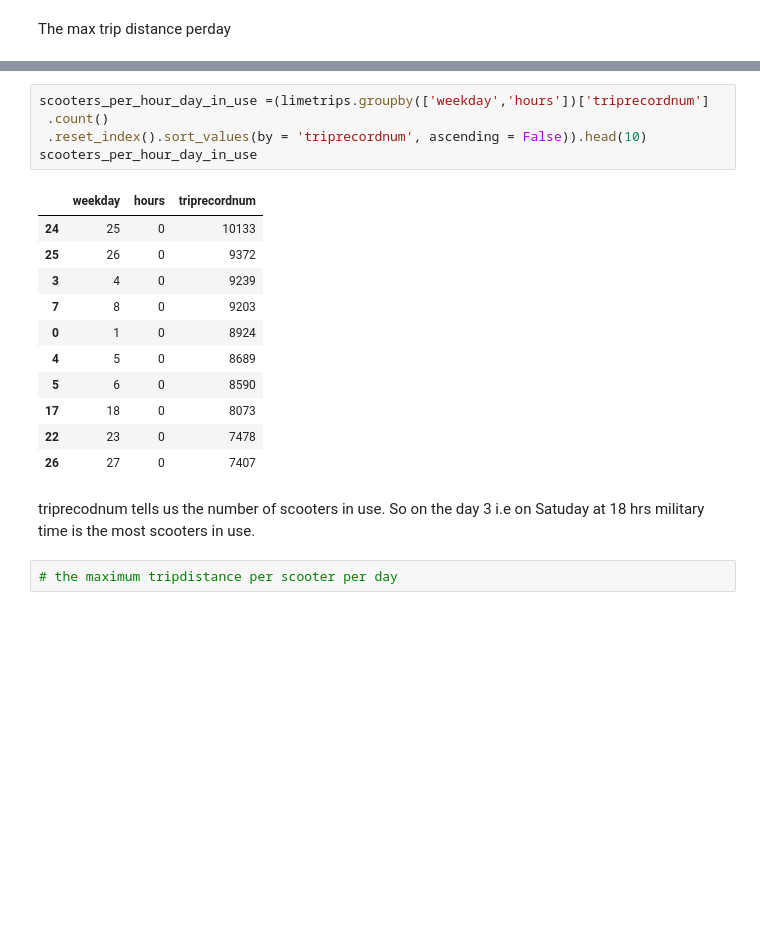
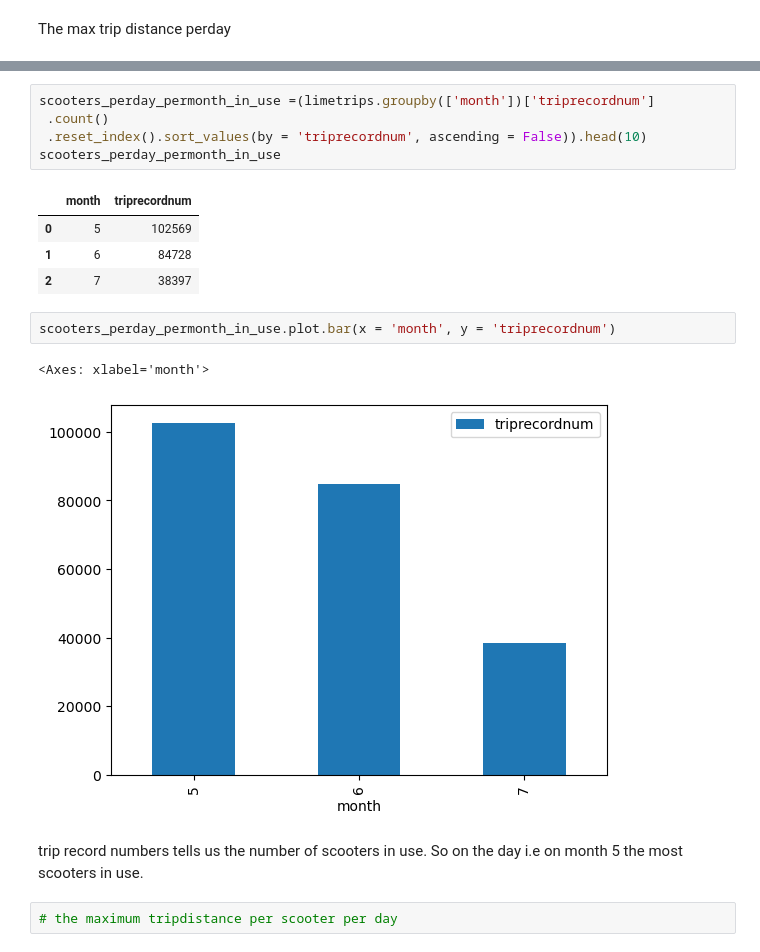
Before and after one commit to NSS-Full-Time-Data-Analytics-11/nashville-scooters-patches, a Jupyter notebook: notebook/scooters.ipynb, the cells around one changed output, grey strips where cells are left out. Drawn from its saved outputs; the diff is of its cells as text; blank space fills up the shorter version.

```diff
--- a/notebook/scooters.ipynb
+++ b/notebook/scooters.ipynb
@@ -638,25 +636,23 @@ limetrips.head(2)
 | 0 | 2019-05-02 04:18:04.407 | Lime | LIM2326 | PoweredLEMU3ZKJOGCQ7 | 9.416667 | 0.0000 | 2019-05-01 | 22:53:27 | ... |
 | 1 | 2019-05-02 00:18:01.497 | Lime | LIM1645 | PoweredS3REDSQLWHTTG | 2.266667 | 1.8288 | 2019-05-01 | 17:21:08 | ... |
 # %%
-scooters_per_hour_day_in_use =(limetrips.groupby(['weekday','hours'])['triprecordnum']
+scooters_perday_permonth_in_use =(limetrips.groupby(['month'])['triprecordnum']
  .count()
  .reset_index().sort_values(by = 'triprecordnum', ascending = False)).head(10)
-scooters_per_hour_day_in_use
+scooters_perday_permonth_in_use
 # %% [output]
-|  | weekday | hours | triprecordnum |
-| 24 | 25 | 0 | 10133 |
-| 25 | 26 | 0 | 9372 |
-| 3 | 4 | 0 | 9239 |
-| 7 | 8 | 0 | 9203 |
-| 0 | 1 | 0 | 8924 |
-| 4 | 5 | 0 | 8689 |
-| 5 | 6 | 0 | 8590 |
-| 17 | 18 | 0 | 8073 |
-| 22 | 23 | 0 | 7478 |
-| 26 | 27 | 0 | 7407 |
+|  | month | triprecordnum |
+| 0 | 5 | 102569 |
+| 1 | 6 | 84728 |
+| 2 | 7 | 38397 |
-# %% [markdown]
-triprecodnum tells us the number of scooters in use.
-So on the day 3 i.e on Satuday at 18 hrs military time is the most scooters in use.
+# %%
+scooters_perday_permonth_in_use.plot.bar(x = 'month', y = 'triprecordnum')
+# %% [output]
+<Axes: xlabel='month'>
+[figure, added]
+# %% [markdown]
+trip record numbers tells us the number of scooters in use.
+So on the day  i.e on month 5 the most scooters in use.
 # %%
 # the maximum tripdistance per scooter per day
 # %%
```
Also changed, not shown: parts of 20 cells of this notebook, 1 other file.
